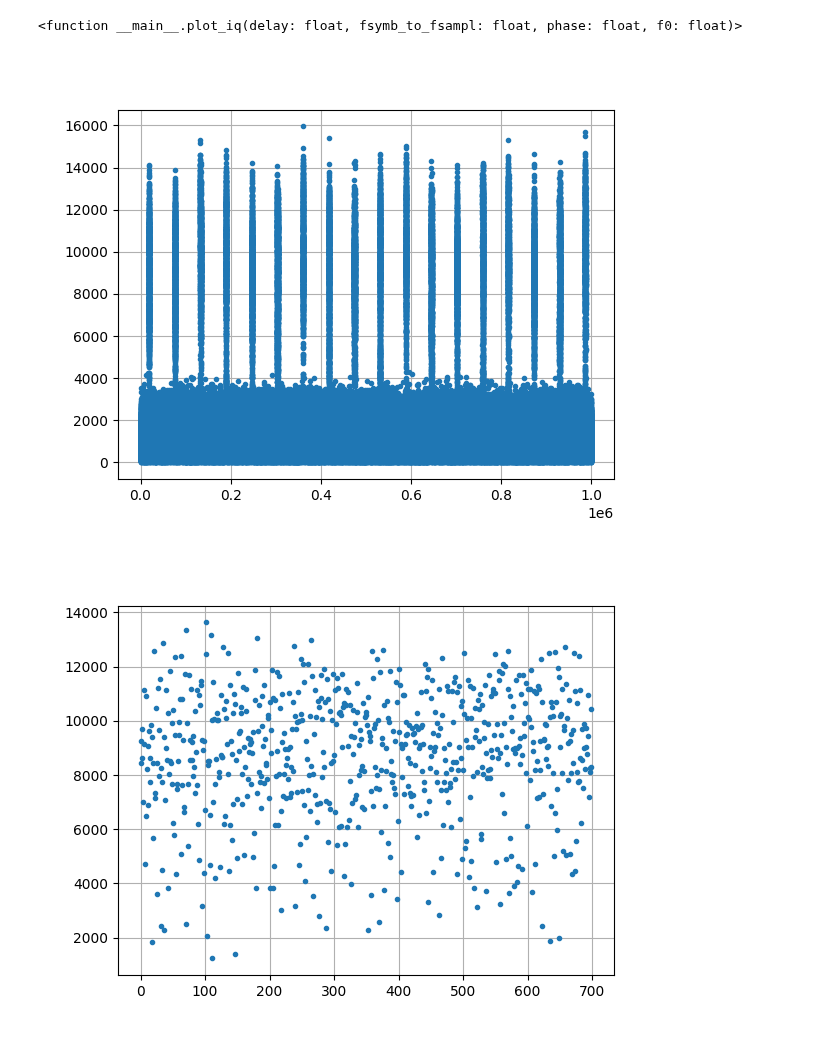
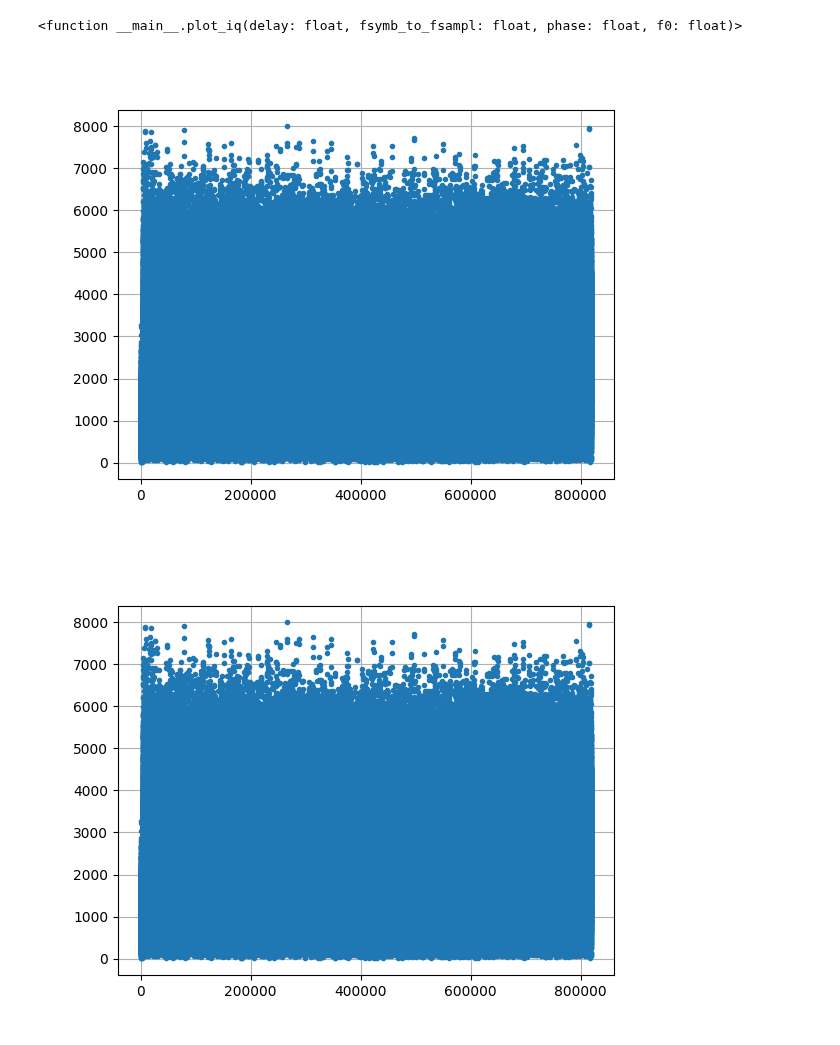
Before and after one commit to incredibleSaint/signal_processing, a Jupyter notebook: qpsk_visualization.ipynb, the cells around one changed output. Cells and saved outputs as stored; diff of their text form; code cells hidden in the pictures.

```diff
--- a/qpsk_visualization.ipynb
+++ b/qpsk_visualization.ipynb
@@ -371,7 +402,7 @@ interactive(children=(BoundedFloatText(value=0.0, description='Delay before firs
 # 1: Source signal
 #plt.close()
 #file_path = "/home/xy/Documents/samples.pcm"
-file_path = "/home/xy/Documents/linkstar_625kbaud_fs_1250kHz.pcm"
+file_path = "/home/xy/cuda_filt_sig_int16.pcm" #Documents/linkstar_625kbaud_fs_1250kHz.pcm"
 data_type = 'h'
 figure_counter = 0
 source_signal_full = read_signal(file_path, data_type)
@@ -381,22 +412,22 @@ source_signal_full = read_signal(file_path, data_type)
 #plt.grid()
 #plt.show()
 # %%
-source_signal = source_signal_full[int(2.0e7):int(2.1e7):]
+source_signal = source_signal_full#[int(2.0e7):int(2.1e7):]
 
 plt.figure()
 plt.plot(abs(source_signal), '.')
 plt.grid()
 plt.show()
 # %% [output]
-[figure, old version]
+[figure, new version]
 # %%
-source_signal = source_signal_full[int(2.0e7 + 303500):int(2.0e7 + 304200):]
+source_signal = source_signal_full#[int(2.0e7 + 303500):int(2.0e7 + 304200):]
 plt.close()
 plt.figure()
 plt.plot(abs(source_signal), '.')
 plt.grid()
 plt.show()
 # %% [output]
-[figure, old version]
+[figure, new version]
 # %%
 #source_signal = source_signal_full[int(2.0e7):int(2.1e7):]
```
Also changed, not shown: parts of 3 cells of this notebook, 3 other files.
